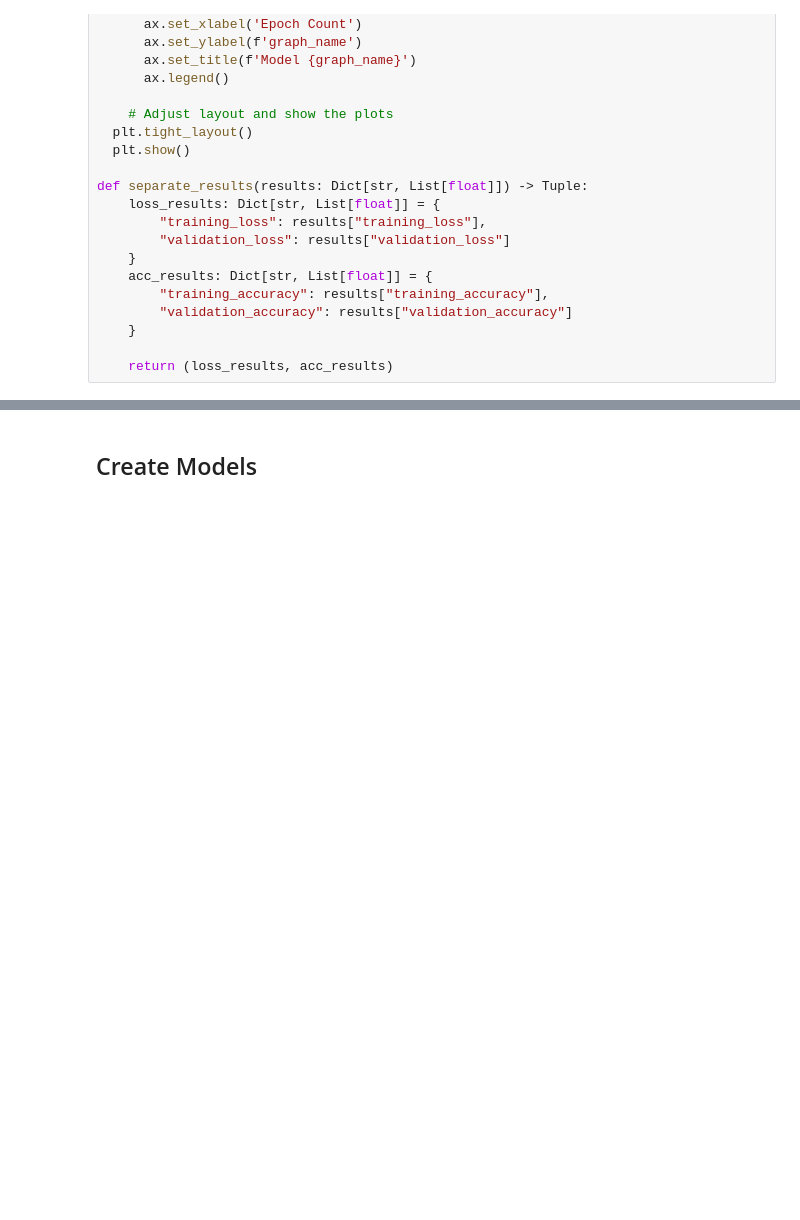
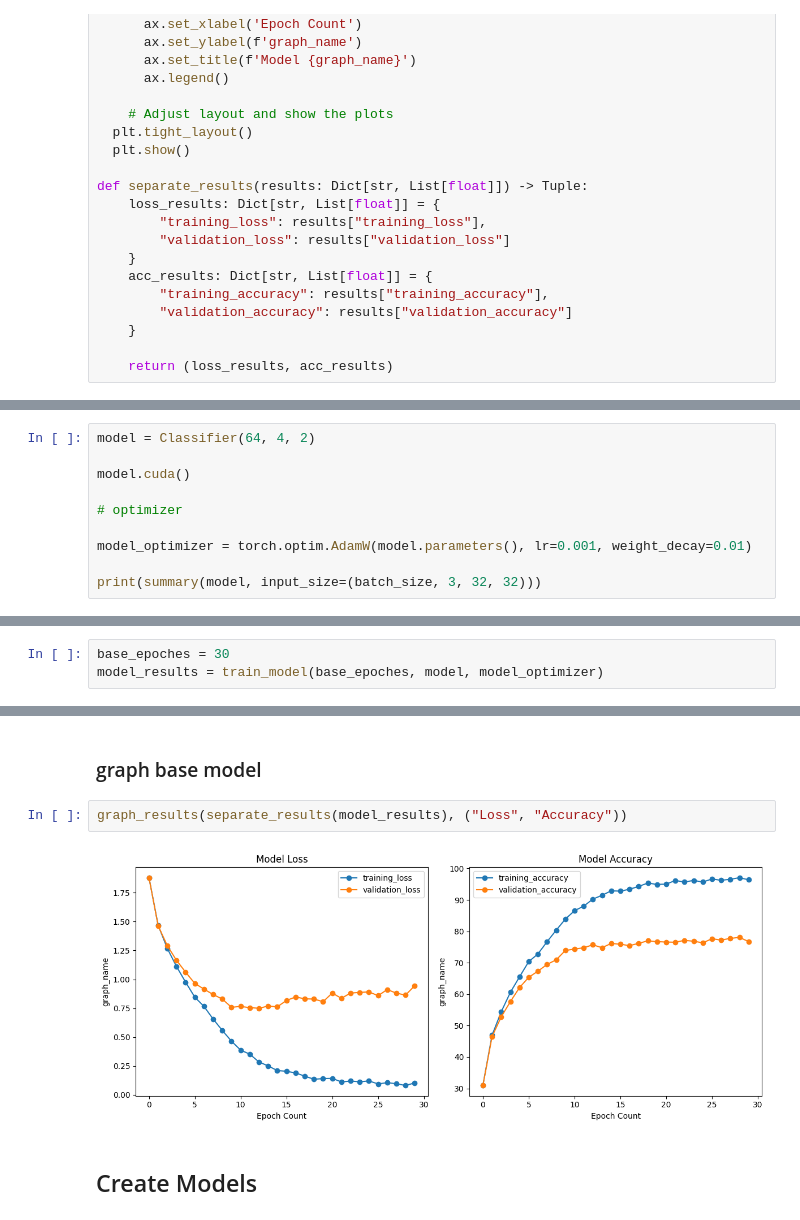
Before and after one commit to jozhw/ai-science-training-series, a Jupyter notebook: homework_responses/2024-02-26_John_Wu_03.ipynb, the cells around one changed output, grey strips where cells are left out. Cells and saved outputs as stored; diff of their text form; blank space fills up the shorter version.

Commit message:
progress: complete to model 7

```diff
--- a/homework_responses/2024-02-26_John_Wu_03.ipynb
+++ b/homework_responses/2024-02-26_John_Wu_03.ipynb
@@ -374,0 +374,10 @@ def separate_results(results: Dict[str, List[float]]) -> Tuple:
+# %%
+model = Classifier(64, 4, 2)
+
+model.cuda()
+
+# optimizer
+
+model_optimizer = torch.optim.AdamW(model.parameters(), lr=0.001, weight_decay=0.01)
+
+print(summary(model, input_size=(batch_size, 3, 32, 32)))
@@ -374,0 +404,3 @@ def separate_results(results: Dict[str, List[float]]) -> Tuple:
+# %%
+base_epoches = 30
+model_results = train_model(base_epoches, model, model_optimizer)
@@ -375,3 +421,9 @@ def separate_results(results: Dict[str, List[float]]) -> Tuple:
+# %% [markdown]
+### graph base model
+# %%
+graph_results(separate_results(model_results), ("Loss", "Accuracy"))
+# %% [output]
+[figure, added]
 # %% [markdown]
 ## Create Models
 # %% [markdown]
```
Also changed, not shown: parts of 42 cells of this notebook.
